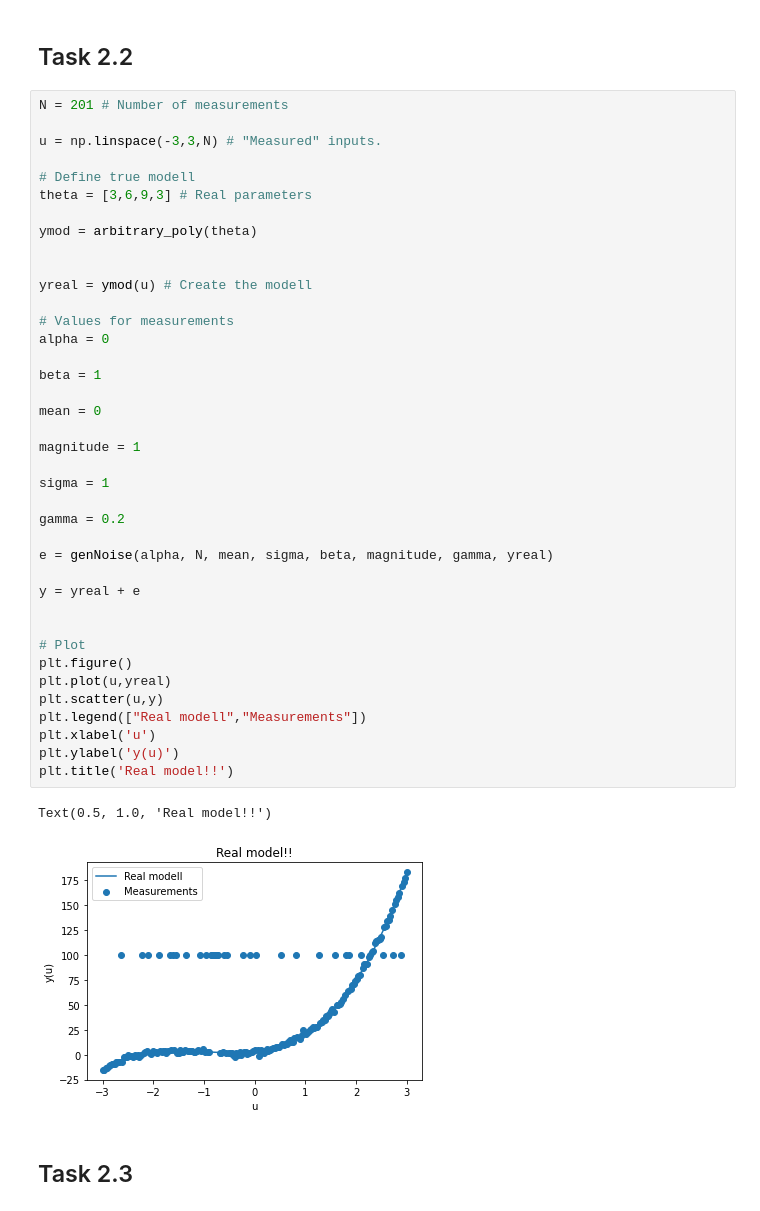
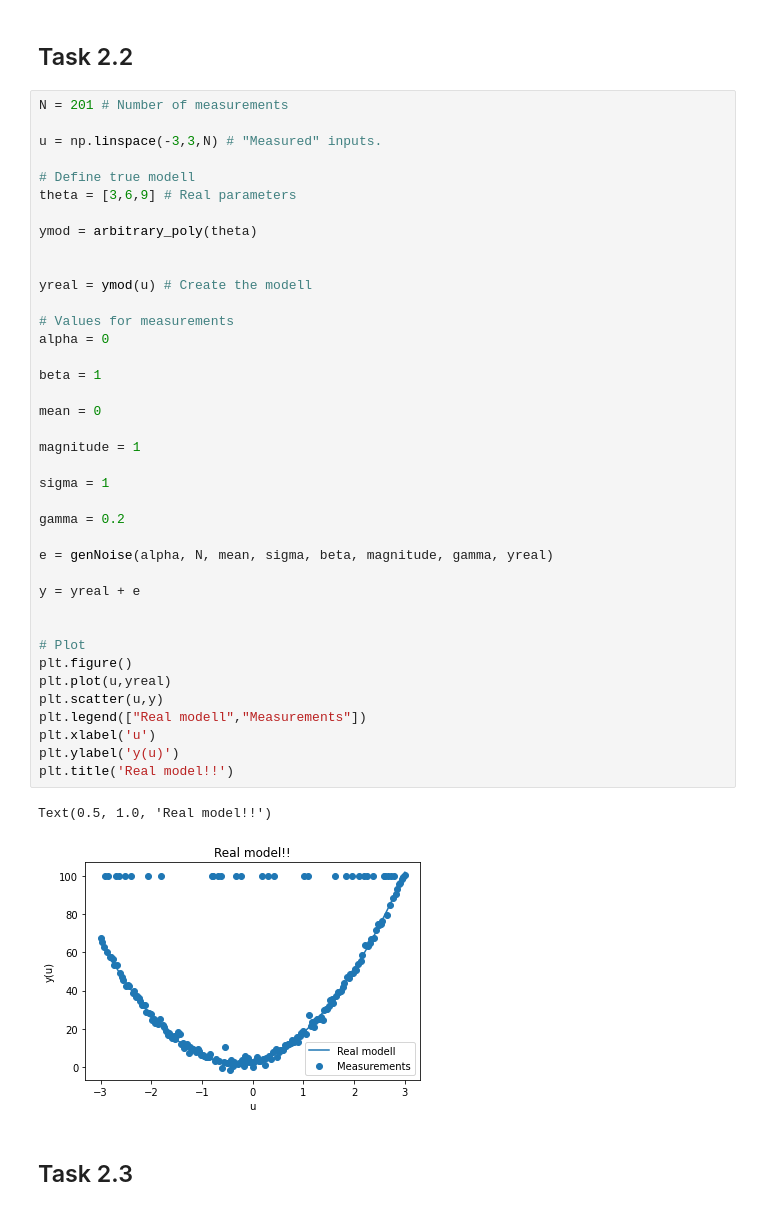
Before and after one commit to petteska/TTK4260-Imuda, a Jupyter notebook: Assignments/Multivariat Assignment 2.ipynb, the cells around one changed output. Saved outputs shown, nothing was run; the diff lists cells and outputs as text.

```diff
--- a/Assignments/Multivariat Assignment 2.ipynb
+++ b/Assignments/Multivariat Assignment 2.ipynb
@@ -50,7 +51,7 @@ N = 201 # Number of measurements
 u = np.linspace(-3,3,N) # "Measured" inputs.
 
 # Define true modell
-theta = [3,6,9,3] # Real parameters
+theta = [3,6,9] # Real parameters
 
 ymod = arbitrary_poly(theta)
 
@@ -58,34 +59,34 @@ ymod = arbitrary_poly(theta)
 yreal = ymod(u) # Create the modell
 
 # Values for measurements
 alpha = 0
 
 beta = 1
 
 mean = 0
 
 magnitude = 1
 
 sigma = 1
 
 gamma = 0.2
 
 e = genNoise(alpha, N, mean, sigma, beta, magnitude, gamma, yreal)
 
 y = yreal + e
 
 
 # Plot
 plt.figure()
 plt.plot(u,yreal)
 plt.scatter(u,y)
 plt.legend(["Real modell","Measurements"])
 plt.xlabel('u')
 plt.ylabel('y(u)')
 plt.title('Real model!!')
 # %% [output]
 Text(0.5, 1.0, 'Real model!!')
-[figure, old version]
+[figure, new version]
 # %% [markdown]
 ## Task 2.3
 # %% [markdown]
```
Also changed, not shown: parts of 10 cells of this notebook, 1 other file.
